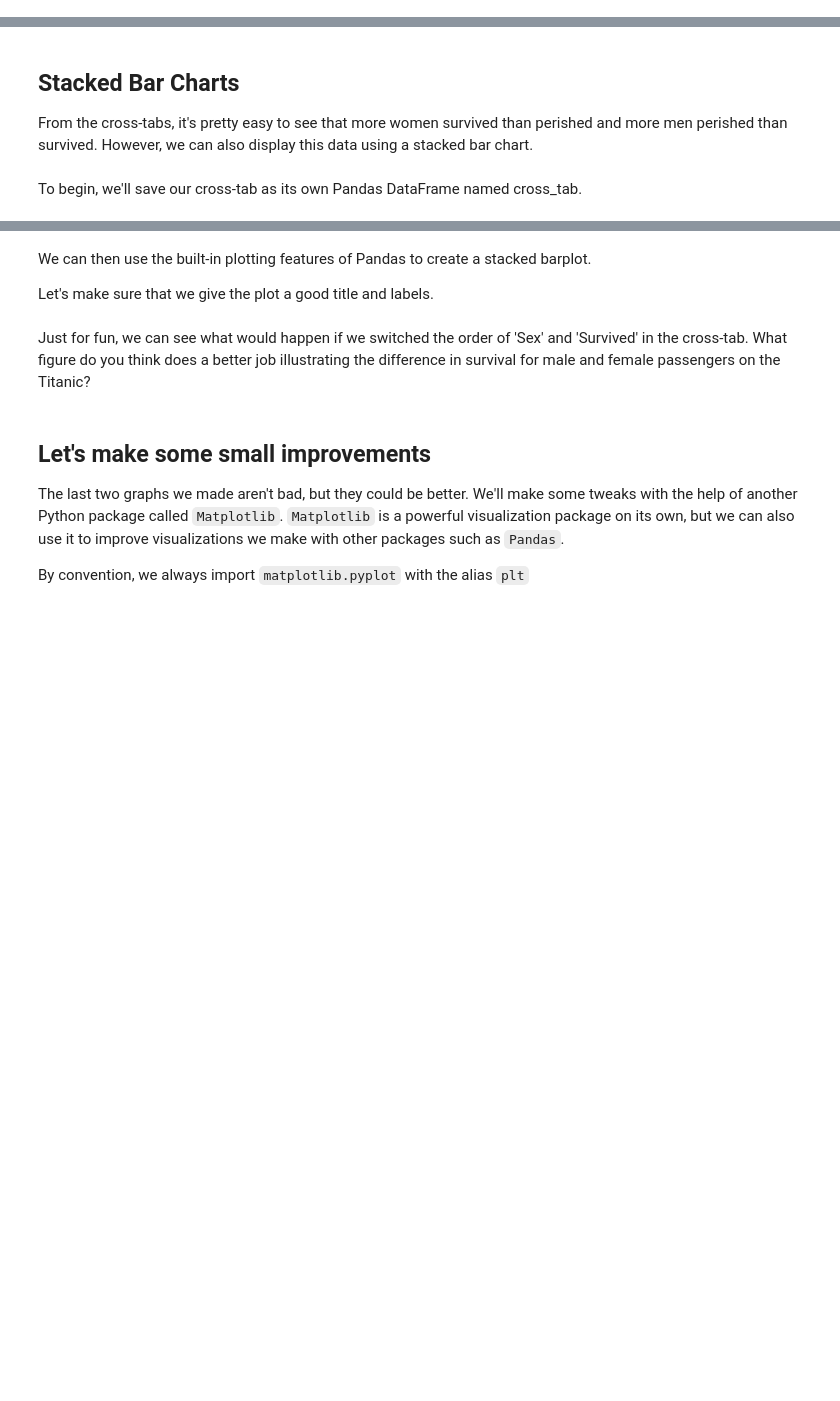
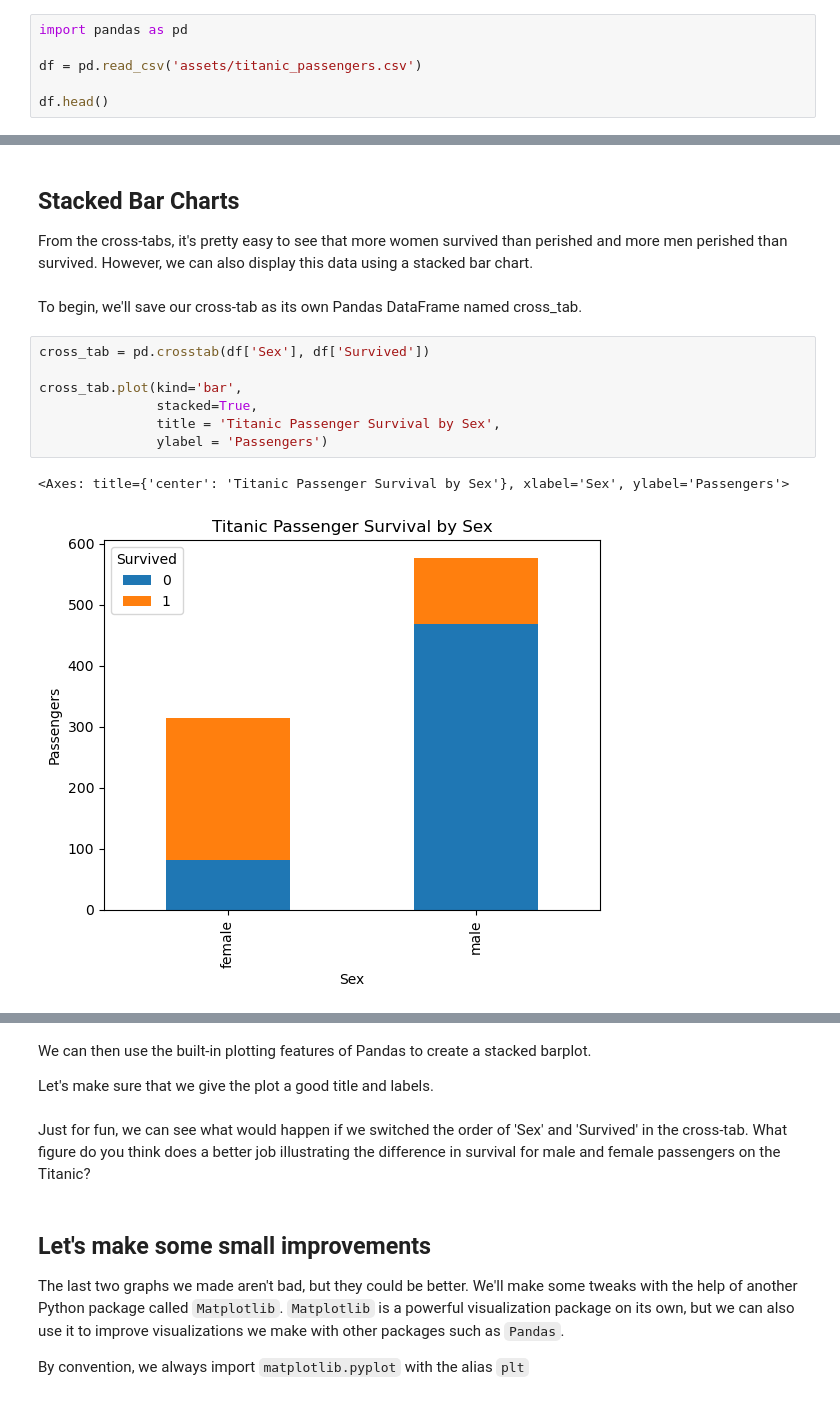
Before and after one commit to Chelsea-Myers/DVM_Lecture_Notebooks, a Jupyter notebook: Week 2/2.1 - Visualizing Relationships Between Categorical Features.ipynb, the cells around one changed output, grey strips where cells are left out. Saved outputs shown, nothing was run; the diff lists cells and outputs as text; blank space fills up the shorter version.

```diff
--- a/Week 2/2.1 - Visualizing Relationships Between Categorical Features.ipynb
+++ b/Week 2/2.1 - Visualizing Relationships Between Categorical Features.ipynb
@@ -2,3 +2,9 @@
 # Visualizing relationships between categorical features - A machine learning perspective
 
 While understanding aspects of a single feature can be very helpful, we're often more interested in relationships between features.
+# %%
+import pandas as pd
+
+df = pd.read_csv('assets/titanic_passengers.csv')
+
+df.head()
@@ -28,3 +62,13 @@ The relative frequency of something happening is another way of saying the perce
 From the cross-tabs, it's pretty easy to see that more women survived than perished and more men perished than survived.  However, we can also display this data using a stacked bar chart.
 # %% [markdown]
 To begin, we'll save our cross-tab as its own Pandas DataFrame named cross_tab.
+# %%
+cross_tab = pd.crosstab(df['Sex'], df['Survived'])
+
+cross_tab.plot(kind='bar',
+               stacked=True,
+               title = 'Titanic Passenger Survival by Sex',
+               ylabel = 'Passengers')
+# %% [output]
+<Axes: title={'center': 'Titanic Passenger Survival by Sex'}, xlabel='Sex', ylabel='Passengers'>
+[figure, added]
```
Also changed, not shown: parts of 29 cells of this notebook, 2 other files.
